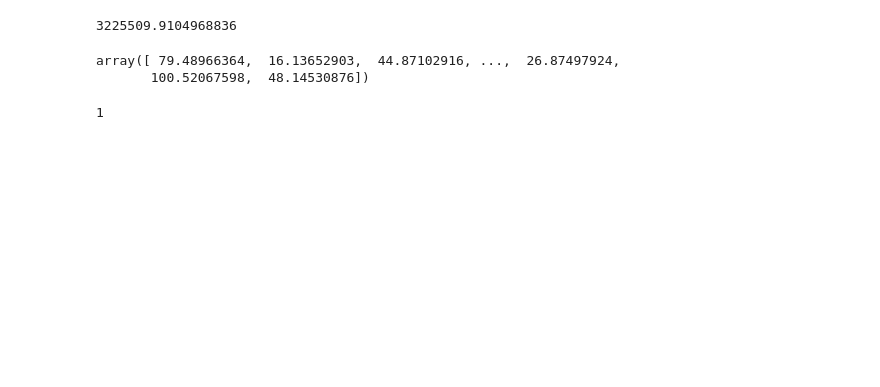
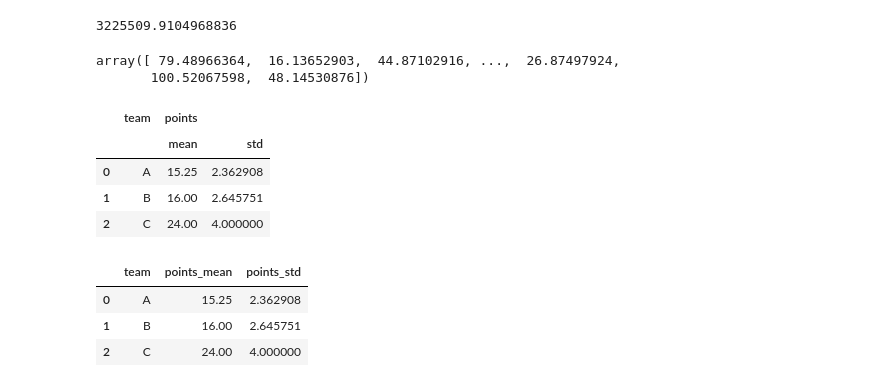
Before and after one commit to minigonche/synthetic_mobility_data_generator, a Jupyter notebook: Andrea.ipynb, the cells around one changed output. Drawn from its saved outputs; the diff is of its cells as text; code cells hidden in the pictures; blank space fills up the shorter version.

```diff
--- a/Andrea.ipynb
+++ b/Andrea.ipynb
@@ -268,7 +275,25 @@ fb_den["n_baseline"].unique()
 # %% [output]
 array([ 79.48966364,  16.13652903,  44.87102916, ...,  26.87497924,
        100.52067598,  48.14530876])
-# %%
-15 // 10
-# %% [output]
-1
+# %%
+#create DataFrame
+df = pd.DataFrame({'team': ['A', 'A', 'A', 'A', 'B', 'B', 'B', 'C', 'C', 'C'],
+                   'points': [12, 15, 17, 17, 19, 14, 15, 20, 24, 28],
+                   'assists': [5, 5, 7, 9, 10, 14, 13, 8, 2, 7]})
+# %%
+output = df.groupby(['team'], as_index=False).agg({'points':['mean','std']})
+output.head()
+# %% [output]
+|  | team | points |  |
+|  |  | mean | std |
+| 0 | A | 15.25 | 2.362908 |
+| 1 | B | 16.00 | 2.645751 |
+| 2 | C | 24.00 | 4.000000 |
+# %%
+output.columns = ['team', 'points_mean', 'points_std']
+output.head()
+# %% [output]
+|  | team | points_mean | points_std |
+| 0 | A | 15.25 | 2.362908 |
+| 1 | B | 16.00 | 2.645751 |
+| 2 | C | 24.00 | 4.000000 |
```
Also changed, not shown: parts of 6 cells of this notebook, 2 other files.
